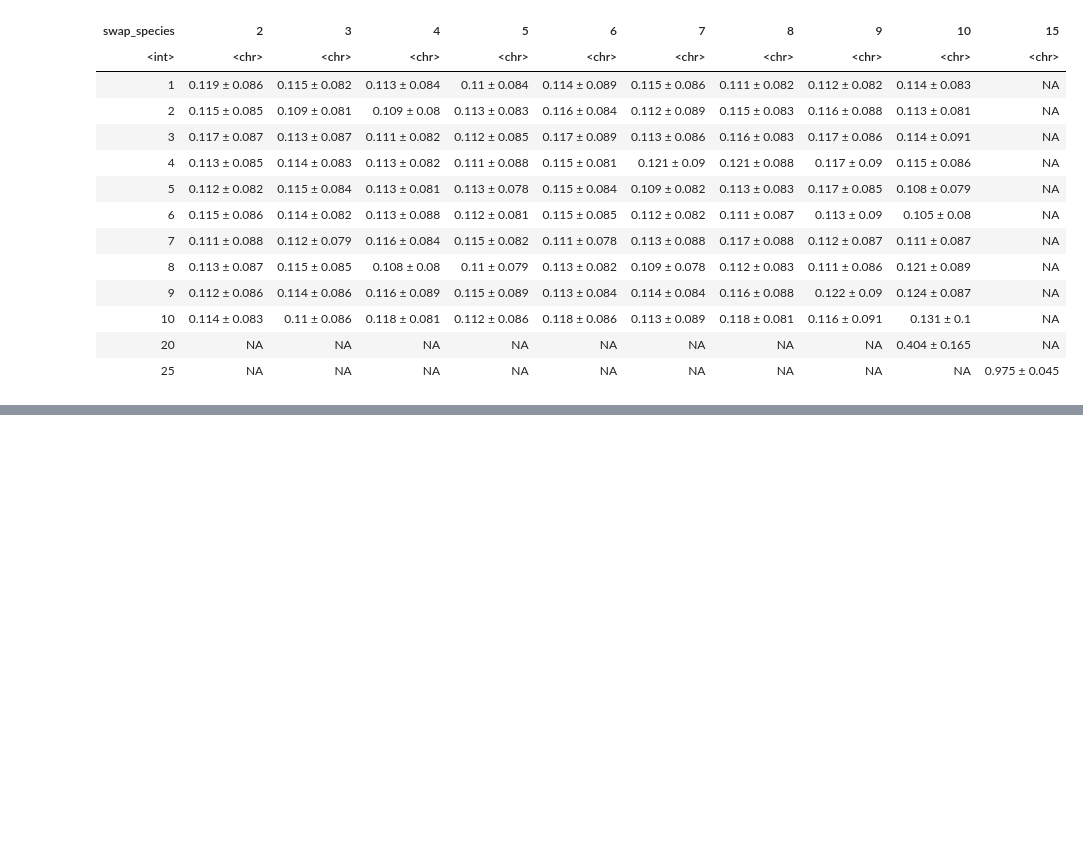
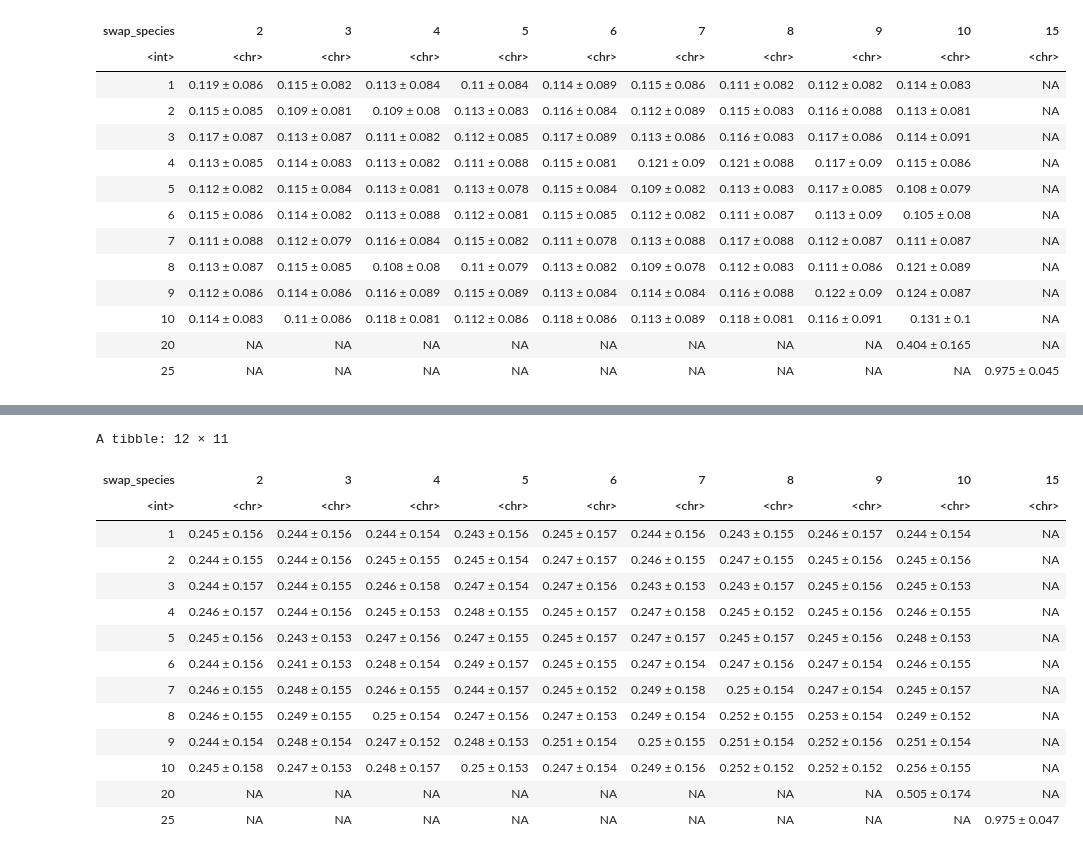
Before and after one commit to alessiovignoli/paralogs-nf, a Jupyter notebook: analysis/swapped_data.ipynb, the cells around one changed output, grey strips where cells are left out. Cells and saved outputs as stored; diff of their text form; code cells hidden in the pictures; blank space fills up the shorter version.

```diff
--- a/analysis/swapped_data.ipynb
+++ b/analysis/swapped_data.ipynb
@@ -1156,0 +1268,43 @@ A tibble: 12 × 11
+# %%
+# All groups, ME + ST
+
+# read the table compiled in chapter 4. So this cell does not depend on that one to run, it just needs the table file.
+df_new = read.table("tables/RF_swapped_set_all_methods_vs_reference.tsv", header=T)
+
+# filter the above table to retain only rf values associated with trees coming from method ME + ST
+df_ME_ST = df_new  %>%
+  filter(method == "ST_ME")
+
+# Group by the swap_species and swap_seq per swap combination and calculate mean rf_val and sd
+df_ME_ST_processed = df_ME_ST %>%
+    group_by(swap_species, swap_seq) %>%
+    summarise(
+        mean_rf = round(mean(rf_val), 3),
+        sd_rf = round(sd(rf_val), 3),
+        .groups = "drop"
+    ) %>%
+    # Combine mean and sd into one string
+    mutate(mean_sd = paste0(mean_rf, " ± ", sd_rf)) %>%
+    select(swap_species, swap_seq, mean_sd) %>%
+    # Create a wide format 10x10 matrix/table
+    pivot_wider(names_from = swap_seq, values_from = mean_sd, values_fill = NA) %>%
+    # Arrange rows in order
+    arrange(swap_species)
+
+df_ME_ST_processed
+# %% [output]
+A tibble: 12 × 11
+| swap_species | 2 | 3 | 4 | 5 | 6 | 7 | 8 | 9 | 10 | 15 |
+| <int> | <chr> | <chr> | <chr> | <chr> | <chr> | <chr> | <chr> | <chr> | <chr> | <chr> |
+| 1 | 0.245 ± 0.156 | 0.244 ± 0.156 | 0.244 ± 0.154 | 0.243 ± 0.156 | 0.245 ± 0.157 | 0.244 ± 0.156 | 0.243 ± 0.155 | 0.246 ± 0.157 | 0.244 ± 0.154 | NA |
+| 2 | 0.244 ± 0.155 | 0.244 ± 0.156 | 0.245 ± 0.155 | 0.245 ± 0.154 | 0.247 ± 0.157 | 0.246 ± 0.155 | 0.247 ± 0.155 | 0.245 ± 0.156 | 0.245 ± 0.156 | NA |
+| 3 | 0.244 ± 0.157 | 0.244 ± 0.155 | 0.246 ± 0.158 | 0.247 ± 0.154 | 0.247 ± 0.156 | 0.243 ± 0.153 | 0.243 ± 0.157 | 0.245 ± 0.156 | 0.245 ± 0.153 | NA |
+| 4 | 0.246 ± 0.157 | 0.244 ± 0.156 | 0.245 ± 0.153 | 0.248 ± 0.155 | 0.245 ± 0.157 | 0.247 ± 0.158 | 0.245 ± 0.152 | 0.245 ± 0.156 | 0.246 ± 0.155 | NA |
+| 5 | 0.245 ± 0.156 | 0.243 ± 0.153 | 0.247 ± 0.156 | 0.247 ± 0.155 | 0.245 ± 0.157 | 0.247 ± 0.157 | 0.245 ± 0.157 | 0.245 ± 0.156 | 0.248 ± 0.153 | NA |
+| 6 | 0.244 ± 0.156 | 0.241 ± 0.153 | 0.248 ± 0.154 | 0.249 ± 0.157 | 0.245 ± 0.155 | 0.247 ± 0.154 | 0.247 ± 0.156 | 0.247 ± 0.154 | 0.246 ± 0.155 | NA |
+| 7 | 0.246 ± 0.155 | 0.248 ± 0.155 | 0.246 ± 0.155 | 0.244 ± 0.157 | 0.245 ± 0.152 | 0.249 ± 0.158 | 0.25 ± 0.154 | 0.247 ± 0.154 | 0.245 ± 0.157 | NA |
+| 8 | 0.246 ± 0.155 | 0.249 ± 0.155 | 0.25 ± 0.154 | 0.247 ± 0.156 | 0.247 ± 0.153 | 0.249 ± 0.154 | 0.252 ± 0.155 | 0.253 ± 0.154 | 0.249 ± 0.152 | NA |
+| 9 | 0.244 ± 0.154 | 0.248 ± 0.154 | 0.247 ± 0.152 | 0.248 ± 0.153 | 0.251 ± 0.154 | 0.25 ± 0.155 | 0.251 ± 0.154 | 0.252 ± 0.156 | 0.251 ± 0.154 | NA |
+| 10 | 0.245 ± 0.158 | 0.247 ± 0.153 | 0.248 ± 0.157 | 0.25 ± 0.153 | 0.247 ± 0.154 | 0.249 ± 0.156 | 0.252 ± 0.152 | 0.252 ± 0.152 | 0.256 ± 0.155 | NA |
+| 20 | NA | NA | NA | NA | NA | NA | NA | NA | 0.505 ± 0.174 | NA |
+| 25 | NA | NA | NA | NA | NA | NA | NA | NA | NA | 0.975 ± 0.047 |
```
Also changed, not shown: parts of 4 cells of this notebook.
